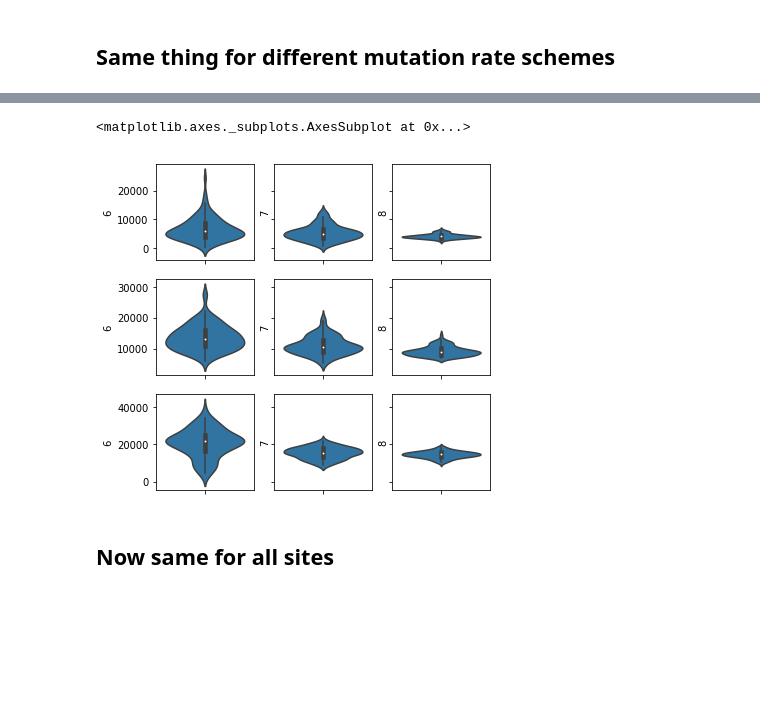
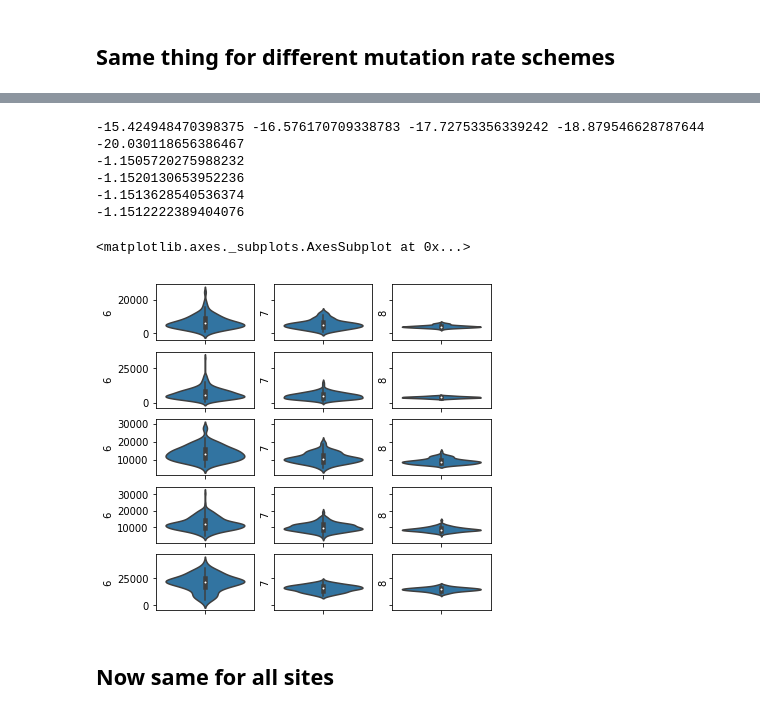
Before and after one commit to awohns/relative-allele-age, a Jupyter notebook: plots/plot_figures.ipynb, the cells around one changed output, grey strips where cells are left out. Drawn from its saved outputs; the diff is of its cells as text; code cells hidden in the pictures; blank space fills up the shorter version.

```diff
--- a/plots/plot_figures.ipynb
+++ b/plots/plot_figures.ipynb
@@ -26,8 +38,16 @@ sample_1000_length_5e4_mut_2e9=pd.read_csv("../data/sample1000_length5e4_mutrate
 
 #variable mut rates with all distances between pairs
 sample_1000_length_5e4_mut_2e7_incl_all_distances=pd.read_csv("/home/wilderwohns/relative_allele_age/data/sample1000_length5e4_mut_2e7_incl_all_distances/summary_stats",header=None)
+sample_1000_length_5e4_mut_25e8_incl_all_distances=pd.read_csv("/home/wilderwohns/relative_allele_age/data/sample1000_length5e4_mutrate_25e8/summary_stats",header=None)
 sample_1000_length_5e4_mut_2e8_incl_all_distances=pd.read_csv("/home/wilderwohns/relative_allele_age/data/sample1000_length5e4_mut_2e8_incl_all_distances/summary_stats",header=None)
+sample_1000_length_5e4_mut_25e9_incl_all_distances=pd.read_csv("/home/wilderwohns/relative_allele_age/data/sample1000_length5e4_mutrate_25e9/summary_stats",header=None)
 sample_1000_length_5e4_mut_2e9_incl_all_distances=pd.read_csv("/home/wilderwohns/relative_allele_age/data/sample1000_length5e4_mut_2e9_incl_all_distances/summary_stats",header=None)
+
+sample_1000_length_1e5_mut_2e7_incl_all_distances=pd.read_csv("/home/wilderwohns/relative_allele_age/data/sample1000_length1e5_mut_2e7_incl_all_distances/summary_stats",header=None)
+sample_1000_length_1e5_mut_25e8=pd.read_csv("/home/wilderwohns/relative_allele_age/data/sample1000_length1e5_mutrate_25e8/summary_stats",header=None)
+sample_1000_length_1e5_mut_2e8_incl_all_distances=pd.read_csv('/home/wilderwohns/relative_allele_age/data/sample1000_length1e5_mut_2e8_incl_all_distances/summary_stats',header=None)
+sample_1000_length_1e5_mut_25e9=pd.read_csv("/home/wilderwohns/relative_allele_age/data/sample1000_length1e5_mutrate_25e9/summary_stats",header=None)
+sample_1000_length_1e5_mut_2e9_incl_all_distances=pd.read_csv('/home/wilderwohns/relative_allele_age/data/sample1000_length1e5_mut_2e9_incl_all_distances/summary_stats',header=None)
 # %% [markdown]
 # Accuracy of Frequency vs. GEVA
 # %%
@@ -334,19 +443,41 @@ Text(0.5,1,'Average Distance Separating Mutations')
+# %%
+import math
+print(math.log(2e-7),math.log(6.325e-8),math.log(2e-8),math.log(6.32e-9),math.log(2e-9))
+
+print(math.log(2e-9)-math.log(6.32e-9))
+print(math.log(6.32e-9)-math.log(2e-8))
+print(math.log(2e-8)-math.log(6.325e-8))
+print(math.log(6.325e-8)-math.log(2e-7))
+# %% [output]
+-15.424948470398375 -16.576170709338783 -17.72753356339242 -18.879546628787644 -20.030118656386467
+-1.1505720275988232
+-1.1520130653952236
+-1.1513628540536374
+-1.1512222389404076
 # %%
-fig, axes = plt.subplots(nrows=3, ncols=3, figsize=(6, 6), sharey='row')
+fig, axes = plt.subplots(nrows=5, ncols=3, figsize=(6, 6), sharey='row')
 sns.violinplot(y=sample_1000_length_5e4_mut_2e7[6],ax=axes[0,0])
 sns.violinplot(y=sample_1000_length_5e4_mut_2e7[7],ax=axes[0,1])
 sns.violinplot(y=sample_1000_length_5e4_mut_2e7[8],ax=axes[0,2])
 
-sns.violinplot(y=sample_1000_length_5e4_mut_2e8[6],ax=axes[1,0])
-sns.violinplot(y=sample_1000_length_5e4_mut_2e8[7],ax=axes[1,1])
-sns.violinplot(y=sample_1000_length_5e4_mut_2e8[8],ax=axes[1,2])
+sns.violinplot(y=sample_1000_length_5e4_mut_25e8_incl_all_distances[6],ax=axes[1,0])
+sns.violinplot(y=sample_1000_length_5e4_mut_25e8_incl_all_distances[7],ax=axes[1,1])
+sns.violinplot(y=sample_1000_length_5e4_mut_25e8_incl_all_distances[8],ax=axes[1,2])
 
-sns.violinplot(y=sample_1000_length_5e4_mut_2e9[6],ax=axes[2,0])
-sns.violinplot(y=sample_1000_length_5e4_mut_2e9[7],ax=axes[2,1])
-sns.violinplot(y=sample_1000_length_5e4_mut_2e9[8],ax=axes[2,2])
+sns.violinplot(y=sample_1000_length_5e4_mut_2e8[6],ax=axes[2,0])
+sns.violinplot(y=sample_1000_length_5e4_mut_2e8[7],ax=axes[2,1])
+sns.violinplot(y=sample_1000_length_5e4_mut_2e8[8],ax=axes[2,2])
+
+sns.violinplot(y=sample_1000_length_5e4_mut_25e9_incl_all_distances[6],ax=axes[3,0])
+sns.violinplot(y=sample_1000_length_5e4_mut_25e9_incl_all_distances[7],ax=axes[3,1])
+sns.violinplot(y=sample_1000_length_5e4_mut_25e9_incl_all_distances[8],ax=axes[3,2])
+
+sns.violinplot(y=sample_1000_length_5e4_mut_2e9[6],ax=axes[4,0])
+sns.violinplot(y=sample_1000_length_5e4_mut_2e9[7],ax=axes[4,1])
+sns.violinplot(y=sample_1000_length_5e4_mut_2e9[8],ax=axes[4,2])
 # %% [output]
 <matplotlib.axes._subplots.AxesSubplot at 0x...>
-[figure, old version]
+[figure, new version]
 # %% [markdown]
 ## Now same for all sites
 # %%
```
Also changed, not shown: parts of 22 cells of this notebook, 52 other files.
